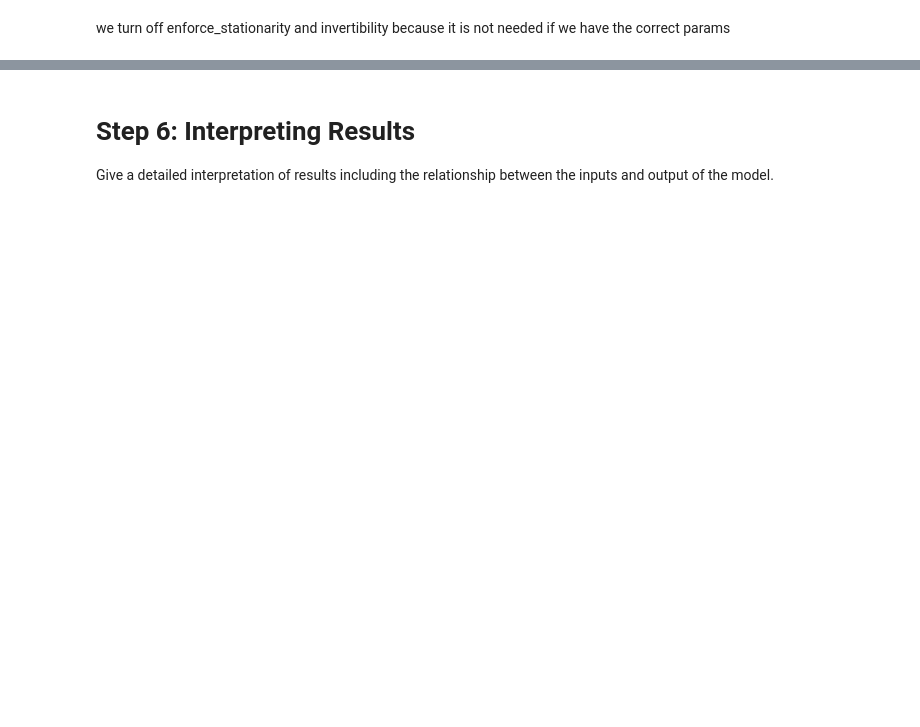
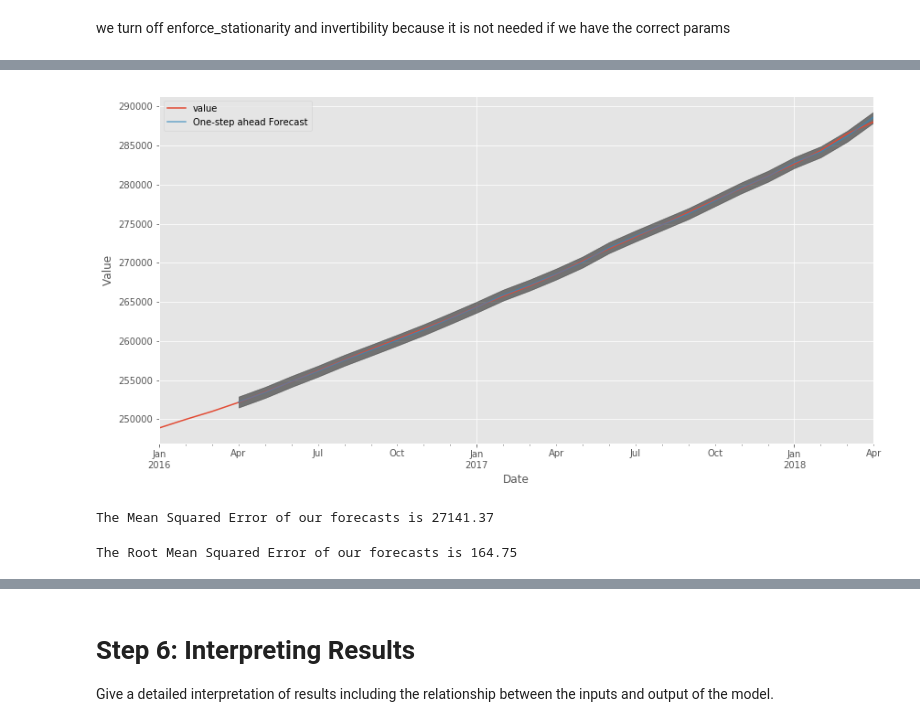
Before and after one commit to harrisonmiller13/nyc-mhtn-ds-060319-lectures, a Jupyter notebook: Mod_4/Mod_4_Project/mod_4_starter_notebook.ipynb, the cells around one changed output, grey strips where cells are left out. Drawn from its saved outputs; the diff is of its cells as text; code cells hidden in the pictures; blank space fills up the shorter version.

```diff
--- a/Mod_4/Mod_4_Project/mod_4_starter_notebook.ipynb
+++ b/Mod_4/Mod_4_Project/mod_4_starter_notebook.ipynb
@@ -207,4 +215,4 @@ aic_df.loc[ans_df['aic'].idxmin()]
 # %%
-SARIMA_model = SARIMAX(time_series,order = (,,), seasonal_order = (,,,12), enforce_stationarity = False, enforce_invertibility = False)
+SARIMA_model = SARIMAX(time_series,order = (0,2,3), seasonal_order = (3,3,3,12), enforce_stationarity = False, enforce_invertibility = False)
 results = SARIMA_model.fit()
 print(results.summary())
@@ -214,18 +242,26 @@ plt.show()
 # %%
-pred = results.get_prediction(start=pd.to_datetime('2017-04-01'), dynamic=False)
+pred = results.get_prediction(start=pd.to_datetime('2016-04-01'), dynamic=False)
 pred_ci = pred.conf_int()
 #observed values
-ax = time_series['1996':].plot(label='observed')
+ax = time_series['2016':].plot(label='observed')
 #pred values
 pred.predicted_mean.plot(ax=ax, label='One-step ahead Forecast', alpha=.7, figsize=(14, 7))
 #range of CI
 ax.fill_between(pred_ci.index,pred_ci.iloc[:, 0],pred_ci.iloc[:, 1], color='k', alpha=.5)
 ax.set_xlabel('Date')
 ax.set_ylabel('Value')
 plt.legend()
 plt.show()
+# %% [output]
+[figure, added]
 # %%
 y_forecasted = pred.predicted_mean
-y_truth = time_series['2017-04-01':]
+y_truth = time_series['2016-04-01':]['value']
 mse = ((y_forecasted - y_truth) ** 2).mean()
 print('The Mean Squared Error of our forecasts is {}'.format(round(mse, 2)))
+# %% [output]
+The Mean Squared Error of our forecasts is 27141.37
+# %%
+print('The Root Mean Squared Error of our forecasts is {}'.format(round(np.sqrt(mse), 2)))
+# %% [output]
+The Root Mean Squared Error of our forecasts is 164.75
```
Also changed, not shown: parts of 13 cells of this notebook.
